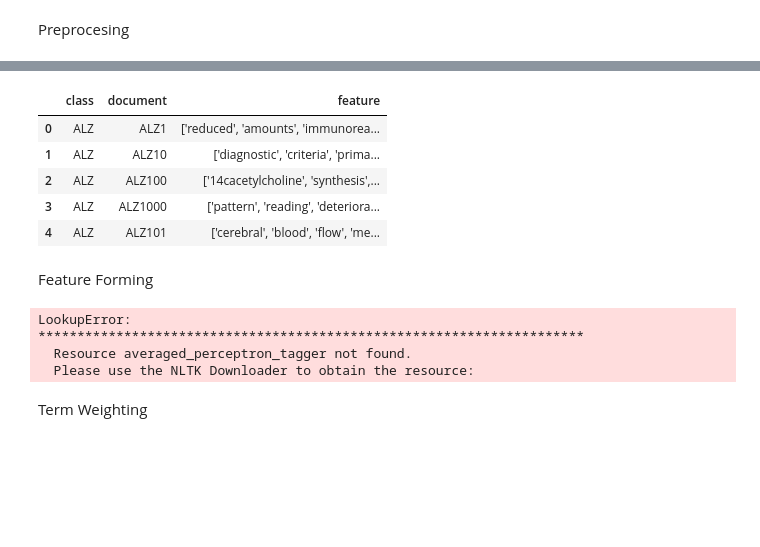
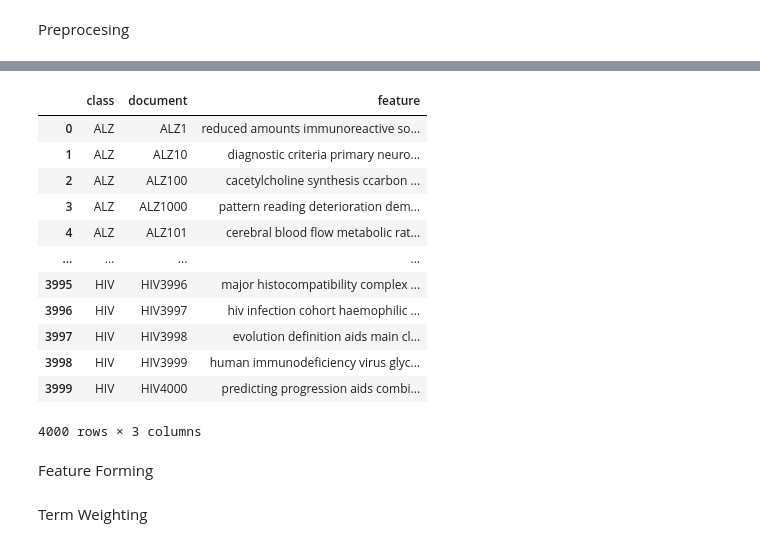
Before and after one commit to hasyimzii/symbolic_relevance, a Jupyter notebook: symbolic relevance.ipynb, the cells around one changed output, grey strips where cells are left out. Drawn from its saved outputs; the diff is of its cells as text; code cells hidden in the pictures; blank space fills up the shorter version.

```diff
--- a/symbolic relevance.ipynb
+++ b/symbolic relevance.ipynb
@@ -104,53 +127,22 @@ exportCsv(pubmedClass, pubmedDoc, preprocessedFeature, 'pubmed_clean')
 # %%
 # read csv
 dataClean = pd.read_csv('pubmed_clean.csv')
-dataClean.head()
+dataClean
+
+features = dataClean.loc[:, 'feature']
 # %% [output]
 |  | class | document | feature |
-| 0 | ALZ | ALZ1 | ['reduced', 'amounts', 'immunorea... |
-| 1 | ALZ | ALZ10 | ['diagnostic', 'criteria', 'prima... |
-| 2 | ALZ | ALZ100 | ['14cacetylcholine', 'synthesis',... |
-| 3 | ALZ | ALZ1000 | ['pattern', 'reading', 'deteriora... |
-| 4 | ALZ | ALZ101 | ['cerebral', 'blood', 'flow', 'me... |
+| 0 | ALZ | ALZ1 | reduced amounts immunoreactive so... |
+| 1 | ALZ | ALZ10 | diagnostic criteria primary neuro... |
+| 2 | ALZ | ALZ100 | cacetylcholine synthesis ccarbon ... |
+| 3 | ALZ | ALZ1000 | pattern reading deterioration dem... |
+| 4 | ALZ | ALZ101 | cerebral blood flow metabolic rat... |
+| ... | ... | ... | ... |
+| 3995 | HIV | HIV3996 | major histocompatibility complex ... |
+| 3996 | HIV | HIV3997 | hiv infection cohort haemophilic ... |
+| 3997 | HIV | HIV3998 | evolution definition aids main cl... |
+| 3998 | HIV | HIV3999 | human immunodeficiency virus glyc... |
+| 3999 | HIV | HIV4000 | predicting progression aids combi... |
+4000 rows × 3 columns
 # %% [markdown]
 Feature Forming
-# %%
-features = dataClean.loc[:, 'feature']
-
-# POS tag
-tagged = nltk.pos_tag(features)
-
-# BOAW
-def boaw(features):
-    vectorizer = CountVectorizer()
-    boaw = vectorizer.fit_transform(features).todense()
-    return boaw
-
-boaw(tagged)
-
-# BON
-def bon(features):
-    list = []
-    for (text, tag) in features:
-        if tag == 'NOUN':
-            list.append(text)
-
-    vectorizer = CountVectorizer()
-    bon = vectorizer.fit_transform(list).todense()
-    return bon
-
-# BONA
-def bona(features):
-    list = []
-    for (text, tag) in features:
-        if tag == 'NOUN' or tag == 'ADJ':
-            list.append(text)
-
-    vectorizer = CountVectorizer()
-    bona = vectorizer.fit_transform(list).todense()
-    return bona
-# %% [output]
-LookupError:
-**********************************************************************
-  Resource averaged_perceptron_tagger not found.
-  Please use the NLTK Downloader to obtain the resource:
```
Also changed, not shown: parts of 8 cells of this notebook, 1 other file.
